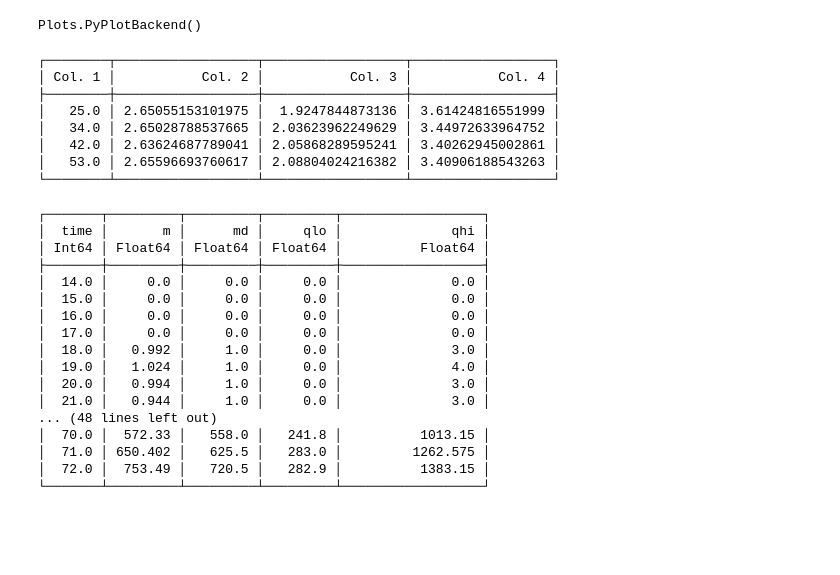
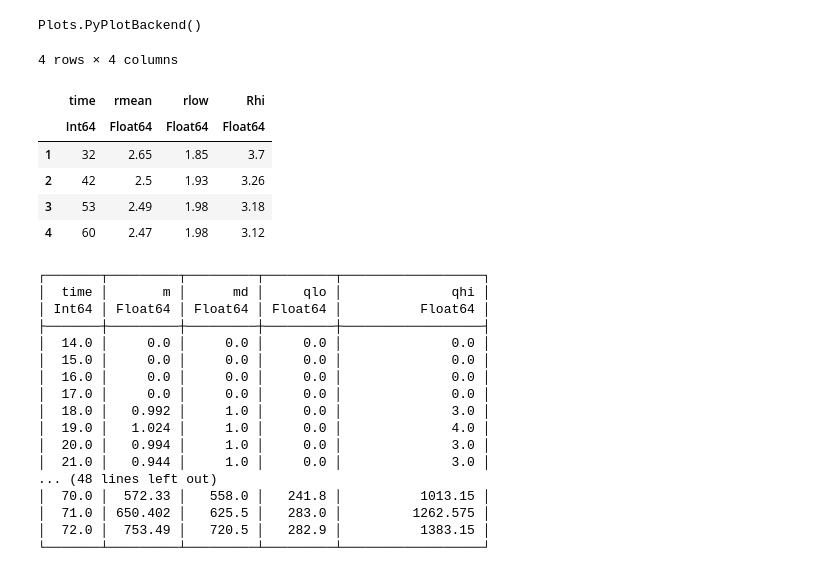
Before and after one commit to affans/2019-ncov, a Jupyter notebook: scripts/epiestim-analysis.ipynb, the cells around one changed output. Cells and saved outputs as stored; diff of their text form; code cells hidden in the pictures; blank space fills up the shorter version.

```diff
--- a/scripts/epiestim-analysis.ipynb
+++ b/scripts/epiestim-analysis.ipynb
@@ -11,18 +11,17 @@ pyplot()
 #PyPlot.svg(true)
 # %% [output]
 Plots.PyPlotBackend()
-# %%
-rosumm = CSV.read("../data/ur80_rvalues_summary.csv", datarow=2)
-rosumm |> @filter(_.t in [25, 34, 42, 53]) |> pretty_table
-# %% [output]
-┌────────┬──────────────────┬──────────────────┬──────────────────┐
-│ Col. 1 │           Col. 2 │           Col. 3 │           Col. 4 │
-├────────┼──────────────────┼──────────────────┼──────────────────┤
-│   25.0 │ 2.65055153101975 │  1.9247844873136 │ 3.61424816551999 │
-│   34.0 │ 2.65028788537665 │ 2.03623962249629 │ 3.44972633964752 │
-│   42.0 │ 2.63624687789041 │ 2.05868289595241 │ 3.40262945002861 │
-│   53.0 │ 2.65596693760617 │ 2.08804024216382 │ 3.40906188543263 │
-└────────┴──────────────────┴──────────────────┴──────────────────┘
+# %%
+rosumm = CSV.read("../data/Rgen/baseline_rvalues_summary.csv", datarow=2, header=["time", "Rmean", "Rlow", "Rhi"])
+rosumm |> @filter(_.time in [32, 42, 53, 60]) |> @map({_.time, rmean = round(_.Rmean, digits=2), rlow = round(_.Rlow, digits=2), Rhi = round(_.Rhi, digits=2)}) |> DataFrame
+# %% [output]
+4 rows × 4 columns
+|  | time | rmean | rlow | Rhi |
+|  | Int64 | Float64 | Float64 | Float64 |
+| 1 | 32 | 2.65 | 1.85 | 3.7 |
+| 2 | 42 | 2.5 | 1.93 | 3.26 |
+| 3 | 53 | 2.49 | 1.98 | 3.18 |
+| 4 | 60 | 2.47 | 1.98 | 3.12 |
 # %%
 inc = CSV.read("../data/baseline_incidence.csv", datarow=2)
 pretty_table(inc, crop=:none)
```
Also changed, not shown: parts of 1 cell of this notebook, 5 other files.
